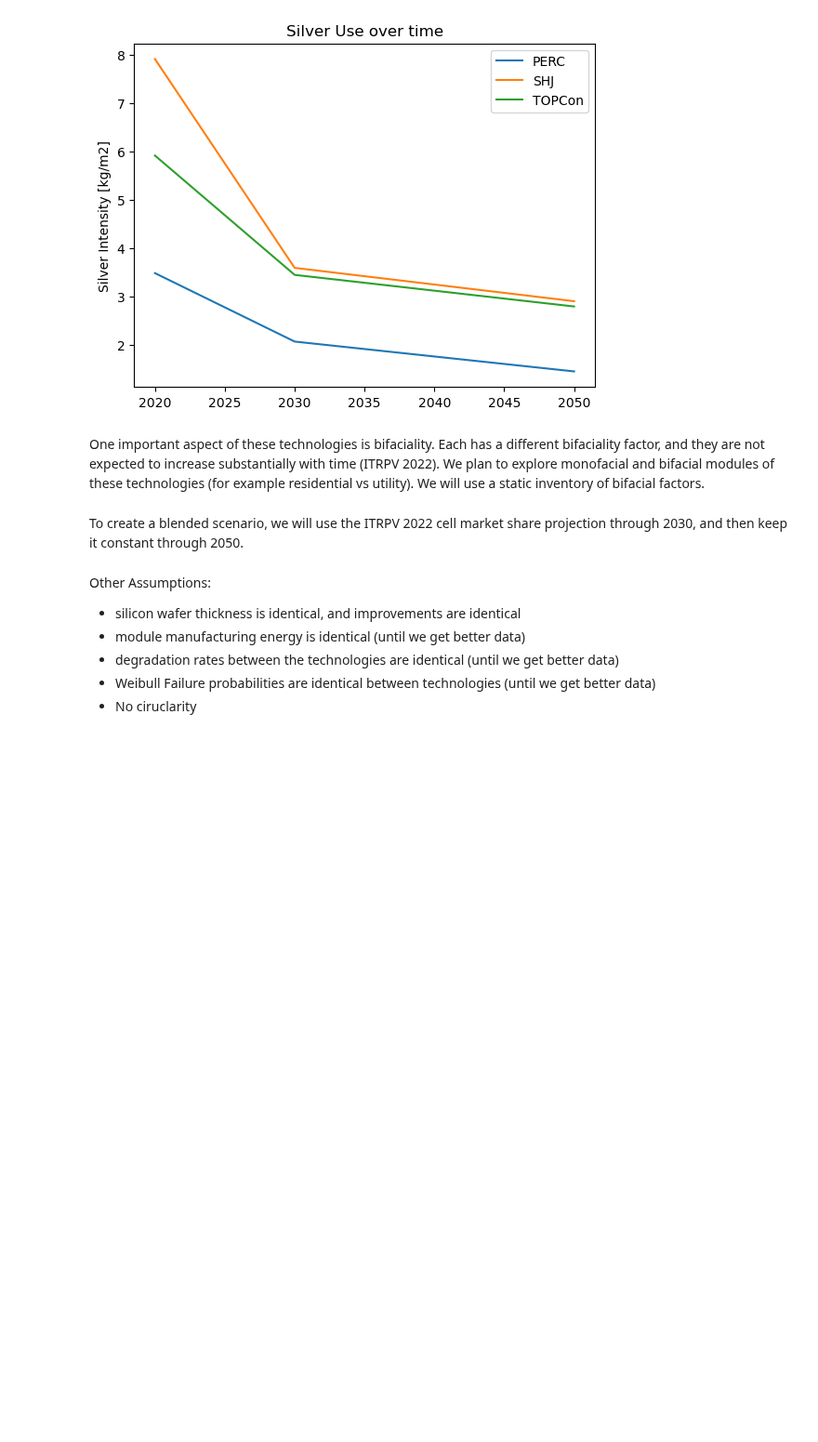
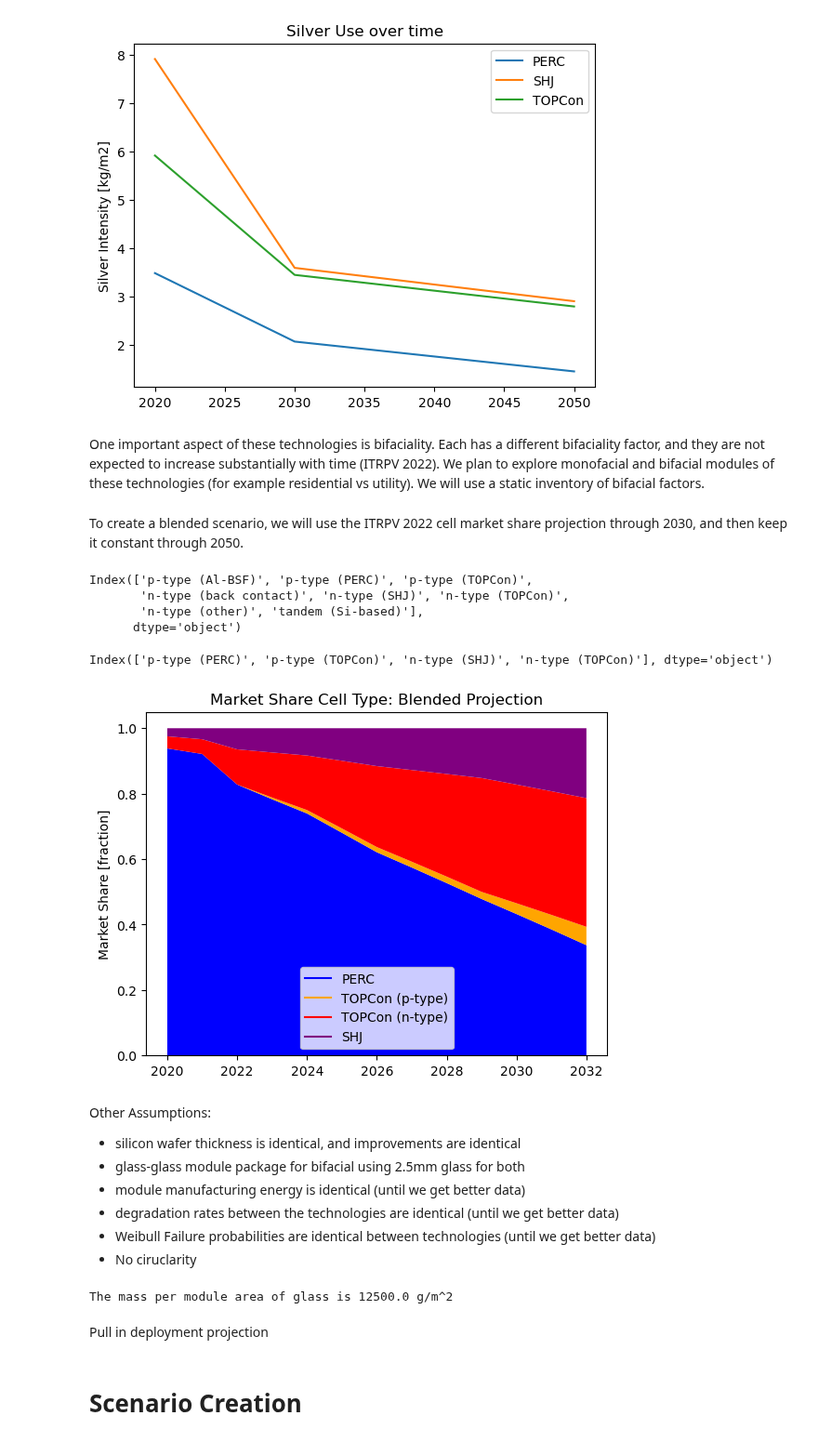
Before and after one commit to NREL/PV_ICE, a Jupyter notebook: docs/tutorials/16 - PERC vs SHJ vs TOPCon.ipynb, the cells around one changed output. Shown at 93% size. Saved outputs shown, nothing was run; the diff lists cells and outputs as text; code cells hidden in the pictures; blank space fills up the shorter version.

```diff
--- a/docs/tutorials/16 - PERC vs SHJ vs TOPCon.ipynb
+++ b/docs/tutorials/16 - PERC vs SHJ vs TOPCon.ipynb
@@ -131,3 +127,49 @@ bifiFactors = {'PERC':0.7,
 To create a blended scenario, we will use the ITRPV 2022 cell market share projection through 2030, and then keep it constant through 2050.
 # %%
 #insert data from Jarett here
+itrpv_celltech_marketshare = pd.read_csv(os.path.join(supportMatfolder,'CellTechCompare','ITRPV_celltech_marketshare.csv'), index_col=0)
+# %%
+itrpv_celltech_marketshare.columns
+#there are more cell techs here than I need - I'm not currently concerned with n-type vs p-type
+#the marketshares of "n-type back contact", "n-type other", "tandem si-based" are small and outside scope of study
+#remove and renormalize.
+# %% [output]
+Index(['p-type (Al-BSF)', 'p-type (PERC)', 'p-type (TOPCon)',
+       'n-type (back contact)', 'n-type (SHJ)', 'n-type (TOPCon)',
+       'n-type (other)', 'tandem (Si-based)'],
+      dtype='object')
+# %%
+#subset for desired techs
+celltech_marketshare_sub_raw = itrpv_celltech_marketshare.loc[2020:].filter(regex=('PERC|TOPCon|SHJ'))
+#interpolate to fill gaps
+celltech_marketshare_sub_raw.interpolate(inplace=True, limit_direction='both')
+#renormalize
+celltech_marketshare_sub_raw['temp_sum'] = celltech_marketshare_sub_raw.iloc[:,[0,1,2,3]].sum(axis=1)
+celltech_marketshare_sub_raw['scale'] = 1/celltech_marketshare_sub_raw['temp_sum'] #create scaling factor
+celltech_marketshare_scaled = celltech_marketshare_sub_raw.iloc[:,[0,1,2,3]]*celltech_marketshare_sub_raw.loc[:,['scale']].values
+#celltech_marketshare_scaled.sum(axis=1) # test check that everything adds to 1
+# %%
+celltech_marketshare_scaled.columns
+# %% [output]
+Index(['p-type (PERC)', 'p-type (TOPCon)', 'n-type (SHJ)', 'n-type (TOPCon)'], dtype='object')
+# %%
+plt.plot([],[],color='blue', label='PERC')
+plt.plot([],[],color='orange', label='TOPCon (p-type)')
+plt.plot([],[],color='red', label='TOPCon (n-type)')
+plt.plot([],[],color='purple', label='SHJ')
+#plt.plot([],[],color='red', label='Cell')
+
+plt.stackplot(celltech_marketshare_scaled.index,
+              celltech_marketshare_scaled['p-type (PERC)'],
+              celltech_marketshare_scaled['p-type (TOPCon)'],
+              celltech_marketshare_scaled['n-type (TOPCon)'],
+              celltech_marketshare_scaled['n-type (SHJ)'],
+              colors = ['blue','orange','red','purple'])
+
+plt.title('Market Share Cell Type: Blended Projection')
+plt.ylabel('Market Share [fraction]')
+#plt.xlim(1995,2022)
+plt.legend(loc='lower center')
+plt.show()
+# %% [output]
+[figure, added]
@@ -134,7 +178,20 @@ To create a blended scenario, we will use the ITRPV 2022 cell market share proje
 # %% [markdown]
 Other Assumptions:
 - silicon wafer thickness is identical, and improvements are identical
+- glass-glass module package for bifacial using 2.5mm glass for both
 - module manufacturing energy is identical (until we get better data)
 - degradation rates between the technologies are identical (until we get better data)
 - Weibull Failure probabilities are identical between technologies (until we get better data)
 - No ciruclarity
+# %%
+#glass-glass package mass per area calculation
+#ITRPV 2022 Figs 36 and 38, we are assuming that the front and back glass heave equal thickness of 2.5mm
+density_glass = 2500*1000 # g/m^3
+glassperm2 = (2.5/1000)* 2 * density_glass
+print('The mass per module area of glass is '+str(glassperm2)+' g/m^2')
+# %% [output]
+The mass per module area of glass is 12500.0 g/m^2
+# %% [markdown]
+Pull in deployment projection
+# %% [markdown]
+# Scenario Creation
```
Also changed, not shown: parts of 18 cells of this notebook, 10 other files.
